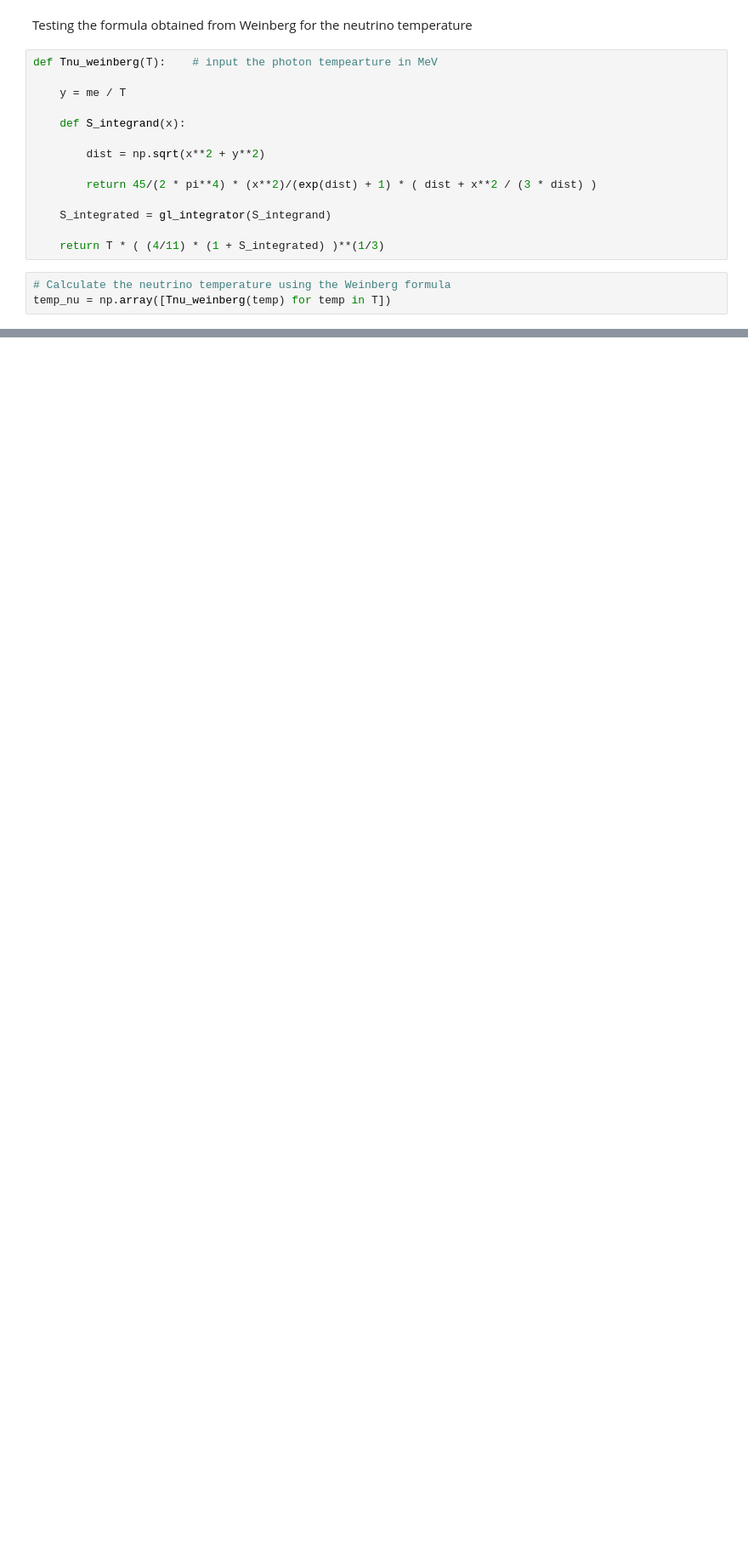
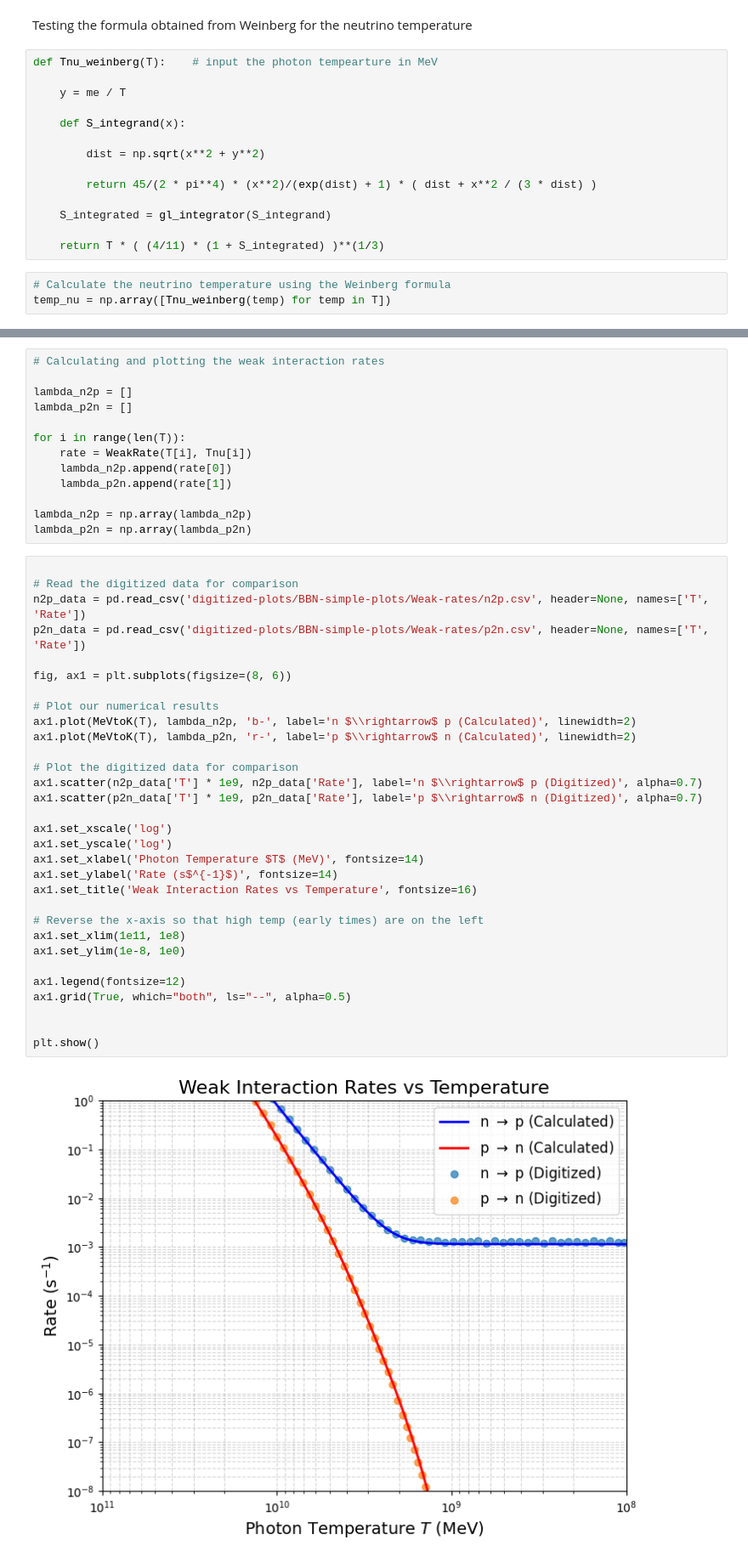
Before and after one commit to Booritth-Balaji/Dark-Matter-Thesis, a Jupyter notebook: Codes-and-Data/BBN-simple-recreated.ipynb, the cells around one changed output, grey strips where cells are left out. Shown at 85% size. Saved outputs shown, nothing was run; the diff lists cells and outputs as text; blank space fills up the shorter version.

Commit message:
Added code related to weak rates and plotted the graph along with the comparison with the original data

```diff
--- a/Codes-and-Data/BBN-simple-recreated.ipynb
+++ b/Codes-and-Data/BBN-simple-recreated.ipynb
@@ -271,0 +351,46 @@ plt.show()
+# %%
+# Calculating and plotting the weak interaction rates
+
+lambda_n2p = []
+lambda_p2n = []
+
+for i in range(len(T)):
+    rate = WeakRate(T[i], Tnu[i])
+    lambda_n2p.append(rate[0])
+    lambda_p2n.append(rate[1])
+
+lambda_n2p = np.array(lambda_n2p)
+lambda_p2n = np.array(lambda_p2n)
+# %%
+
+# Read the digitized data for comparison
+n2p_data = pd.read_csv('digitized-plots/BBN-simple-plots/Weak-rates/n2p.csv', header=None, names=['T', 'Rate'])
+p2n_data = pd.read_csv('digitized-plots/BBN-simple-plots/Weak-rates/p2n.csv', header=None, names=['T', 'Rate'])
+
+fig, ax1 = plt.subplots(figsize=(8, 6))
+
+# Plot our numerical results
+ax1.plot(MeVtoK(T), lambda_n2p, 'b-', label='n $\\rightarrow$ p (Calculated)', linewidth=2)
+ax1.plot(MeVtoK(T), lambda_p2n, 'r-', label='p $\\rightarrow$ n (Calculated)', linewidth=2)
+
+# Plot the digitized data for comparison
+ax1.scatter(n2p_data['T'] * 1e9, n2p_data['Rate'], label='n $\\rightarrow$ p (Digitized)', alpha=0.7)
+ax1.scatter(p2n_data['T'] * 1e9, p2n_data['Rate'], label='p $\\rightarrow$ n (Digitized)', alpha=0.7)
+
+ax1.set_xscale('log')
+ax1.set_yscale('log')
+ax1.set_xlabel('Photon Temperature $T$ (MeV)', fontsize=14)
+ax1.set_ylabel('Rate (s$^{-1}$)', fontsize=14)
+ax1.set_title('Weak Interaction Rates vs Temperature', fontsize=16)
+
+# Reverse the x-axis so that high temp (early times) are on the left
+ax1.set_xlim(1e11, 1e8)
+ax1.set_ylim(1e-8, 1e0)
+
+ax1.legend(fontsize=12)
+ax1.grid(True, which="both", ls="--", alpha=0.5)
+
+
+plt.show()
+# %% [output]
+[figure, added]
```
Also changed, not shown: parts of 5 cells of this notebook, 2 other files.
